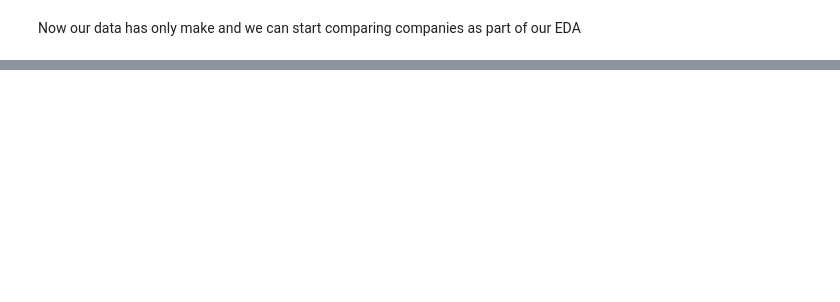
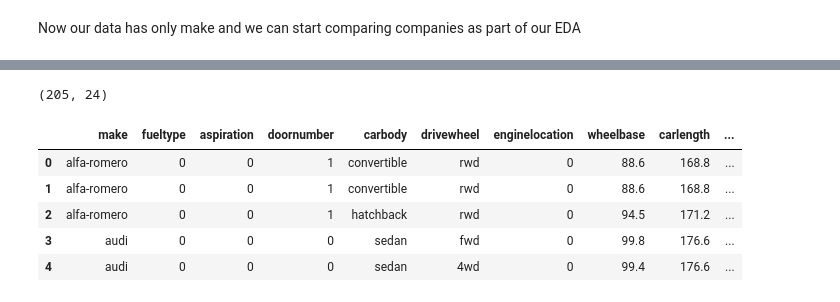
Before and after one commit to daveajstearns/cars, a Jupyter notebook: cars_project.ipynb, the cells around one changed output, grey strips where cells are left out. Drawn from its saved outputs; the diff is of its cells as text; code cells hidden in the pictures; blank space fills up the shorter version.

```diff
--- a/cars_project.ipynb
+++ b/cars_project.ipynb
@@ -180,0 +252,24 @@ Now our data has only make and we can start comparing companies as part of our E
+# %%
+# Going to start cleaning up the data
+make_d = pd.get_dummies(data['make'], prefix='make', drop_first=True)
+body = pd.get_dummies(data['carbody'], prefix='body', drop_first=True)
+cyl = pd.get_dummies(data['cylindernumber'], prefix='cyl', drop_first=True)
+fs = pd.get_dummies(data['fuelsystem'], prefix='fs', drop_first=True)
+et = pd.get_dummies(data['enginetype'], prefix='et', drop_first=True)
+data['fueltype'] = data.fueltype.map({'gas':0, 'diesel':1})
+data['aspiration'] = data.aspiration.map({'std':0, 'turbo':1})
+data['doornumber'] = data.doornumber.map({'four':0, 'two':1})
+dt = pd.get_dummies(data['drivewheel'], prefix='dt', drop_first=True)
+data['enginelocation'] = data.enginelocation.map({'front':0, 'rear':1})
+# %%
+# Let's review these changes
+print(data.shape)
+data.head()
+# %% [output]
+(205, 24)
+|  | make | fueltype | aspiration | doornumber | carbody | drivewheel | enginelocation | wheelbase | carlength | ... |
+| 0 | alfa-romero | 0 | 0 | 1 | convertible | rwd | 0 | 88.6 | 168.8 | ... |
+| 1 | alfa-romero | 0 | 0 | 1 | convertible | rwd | 0 | 88.6 | 168.8 | ... |
+| 2 | alfa-romero | 0 | 0 | 1 | hatchback | rwd | 0 | 94.5 | 171.2 | ... |
+| 3 | audi | 0 | 0 | 0 | sedan | fwd | 0 | 99.8 | 176.6 | ... |
+| 4 | audi | 0 | 0 | 0 | sedan | 4wd | 0 | 99.4 | 176.6 | ... |
```
Also changed, not shown: parts of 20 cells of this notebook.
